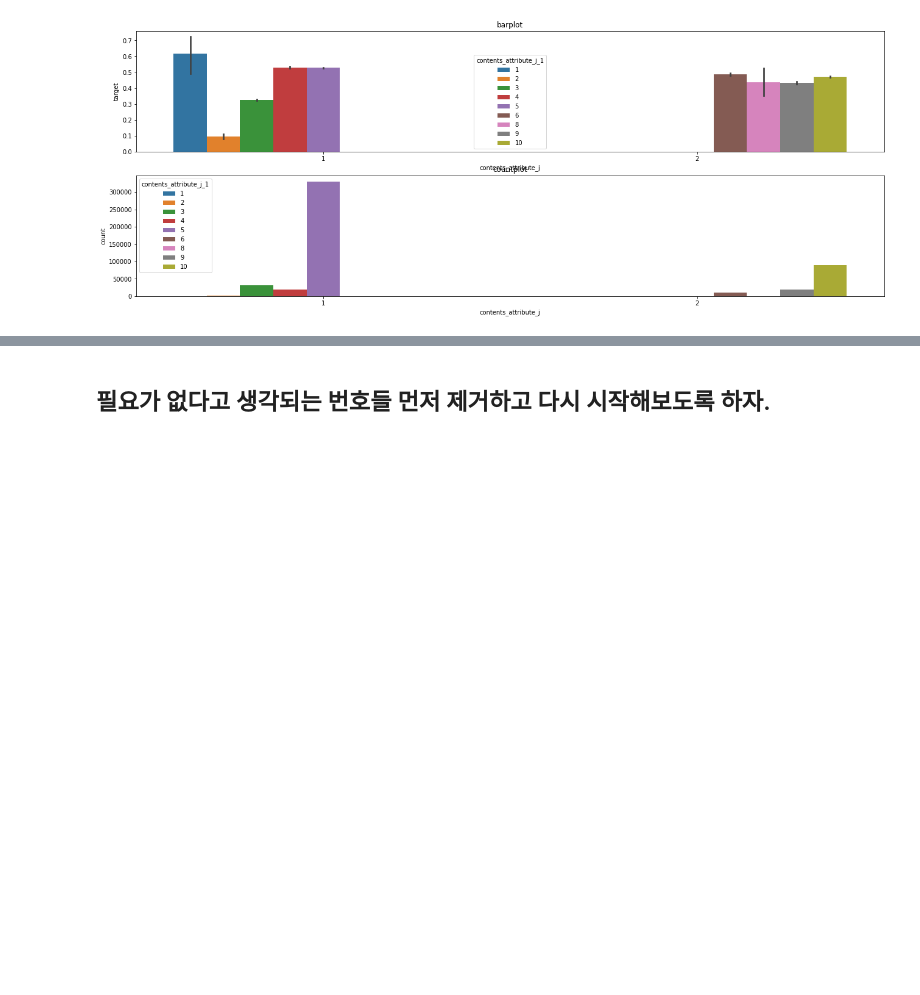
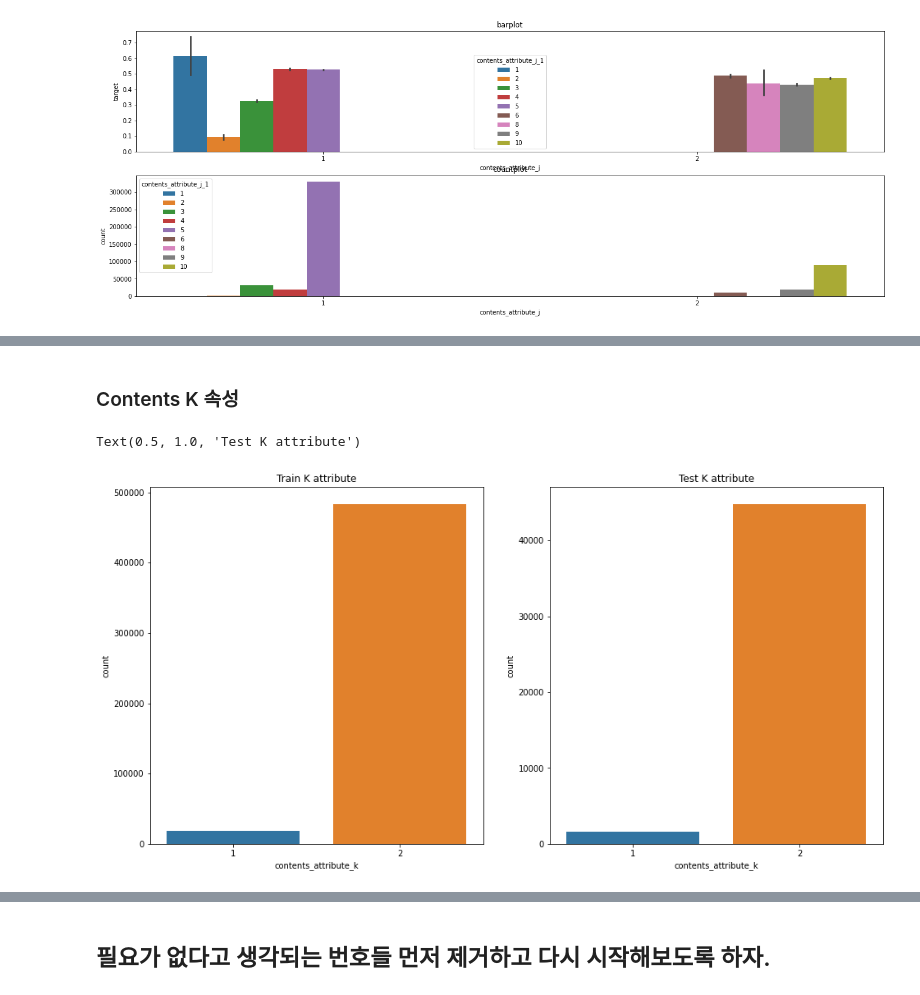
Before and after one commit to Proj-Caliber/Job-Care, a Jupyter notebook: EDA.ipynb, the cells around one changed output, grey strips where cells are left out. Saved outputs shown, nothing was run; the diff lists cells and outputs as text; code cells hidden in the pictures; blank space fills up the shorter version.

```diff
--- a/EDA.ipynb
+++ b/EDA.ipynb
@@ -417,0 +439,12 @@ Text(0.5, 1.0, 'countplot')
+# %% [markdown]
+### Contents K 속성
+# %%
+fig, ax = plt.subplots(ncols = 2, figsize = (16,8))
+sns.countplot(train['contents_attribute_k'], ax = ax[0])
+sns.countplot(test['contents_attribute_k'], ax = ax[1])
+
+ax[0].set_title('Train K attribute')
+ax[1].set_title('Test K attribute')
+# %% [output]
+Text(0.5, 1.0, 'Test K attribute')
+[figure, added]
```
Also changed, not shown: parts of 19 cells of this notebook.
